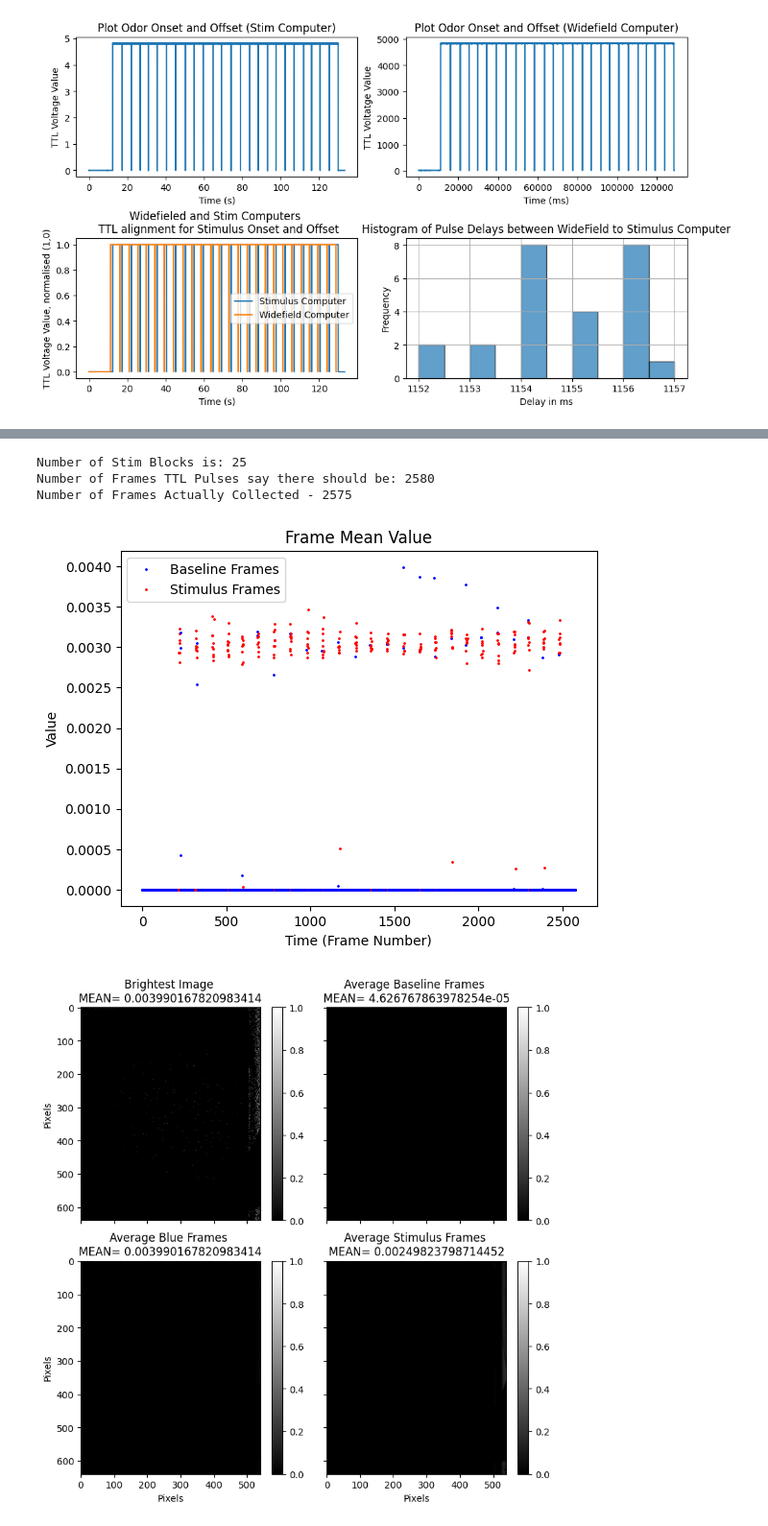
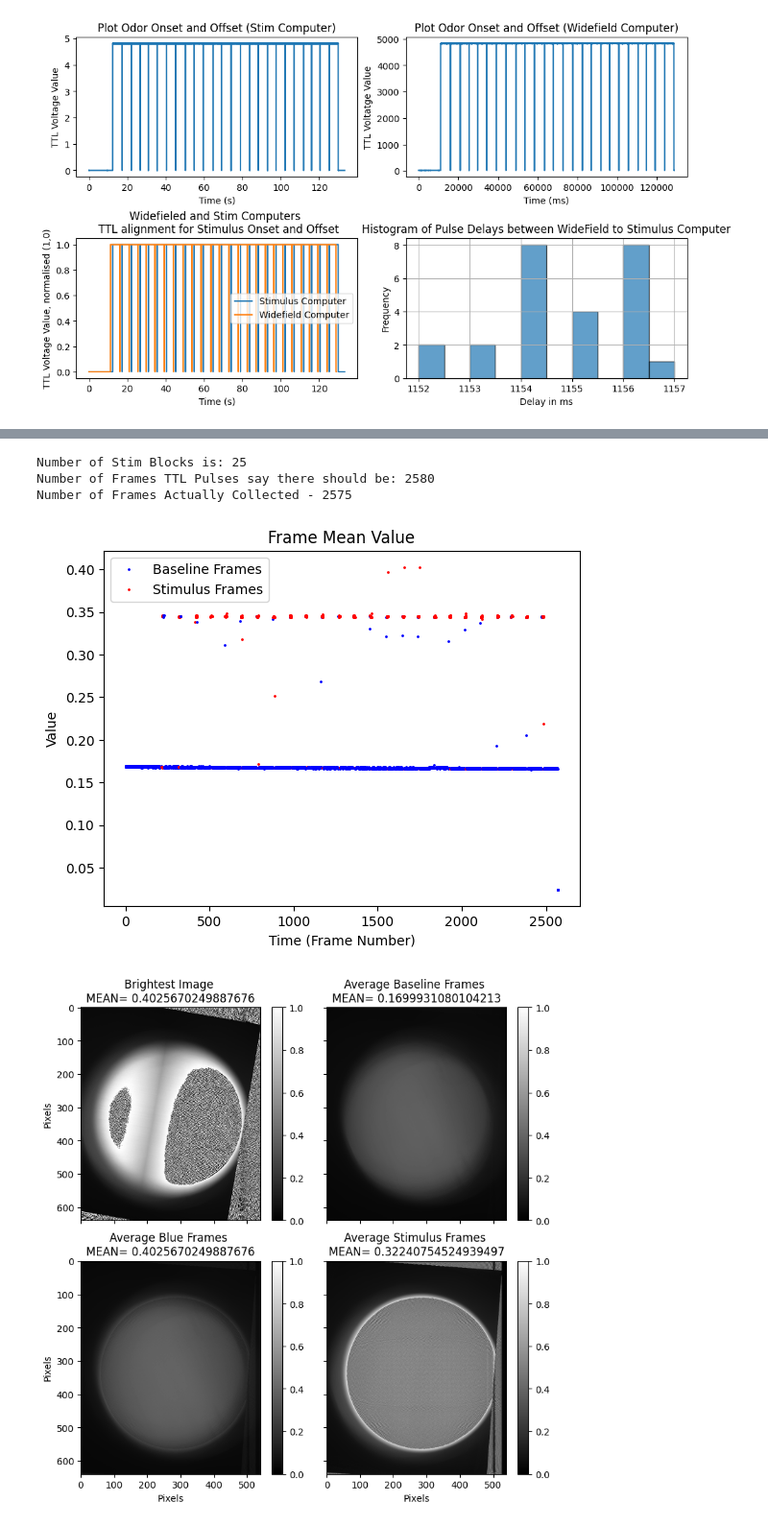
Before and after one commit to BruneBettler/wfield_pipeline, a Jupyter notebook: wfield_jupyter_tester.ipynb, the cells around one changed output, grey strips where cells are left out. Shown at 96% size. Saved outputs shown, nothing was run; the diff lists cells and outputs as text; code cells hidden in the pictures.

```diff
--- a/wfield_jupyter_tester.ipynb
+++ b/wfield_jupyter_tester.ipynb
@@ -496,7 +497,7 @@ print('Number of Frames Actually Collected - ' + str(blue_frames.shape[0]))
 # The OFF by Error needs to be fixed,
 # TODO and NOTE Here we make an assumption that these lost frames that we do not have, were lost
 # at the start of Acquisition. So we will subtract this difference from all our indexes above.
-transformed_matching_indices = np.array(transformed_matching_indices) - ((count_blocks_of_ones(wf_acquisition_signal) - blue_frames.shape[0]))#+2) # Where is this 2 from?
+transformed_matching_indices = np.array(transformed_matching_indices) - ((count_blocks_of_ones(wf_acquisition_signal) - blue_frames.shape[0]))# + 2) # Where is this 2 from?
 
 max_bright_value = np.max(blue_frames,axis=(0,1,2))
 
@@ -505,7 +506,7 @@ normalised_blue_frames = []
 for i, frame in enumerate(tqdm(blue_frames, desc='Normalising')):
     copy_frame = frame[:][:]
     normalised_blue_frames.append((copy_frame-0)/(max_bright_value-0))
-
+normalised_blue_frames = np.array(normalised_blue_frames)
 
 # Now we can seperate out the baseline frames and the signal frames
 stimulus_frames = []
@@ -559,35 +560,35 @@ max_val = max(np.max(normalised_blue_frames), np.max(baseline_frames), np.max(st
 
 # Plot Brightest Image
 bright = axs[0, 0].imshow(normalised_blue_frames[brightest_img], cmap='gray', vmin=min_val, vmax=max_val)
 axs[0, 0].set_title('Brightest Image \nMEAN= ' + str(np.mean(normalised_blue_frames[brightest_img])))
 axs[0, 0].set_ylabel('Pixels')
 fig.colorbar(bright, ax=axs[0,0], orientation='vertical')
 
 # Plot Average Baseline Frames
 avg_base = axs[0, 1].imshow(np.mean(baseline_frames, axis=0), cmap='gray', vmin=min_val, vmax=max_val)
 axs[0, 1].set_title('Average Baseline Frames \nMEAN= ' + str(np.mean(baseline_frames,axis=(0,1,2))))
 fig.colorbar(avg_base, ax=axs[0,1], orientation='vertical')
 
 # Plot Average Blue Frames
 avg_frames = axs[1, 0].imshow(np.mean(normalised_blue_frames, axis=0), cmap='gray', vmin=min_val, vmax=max_val)
 axs[1, 0].set_title('Average Blue Frames \nMEAN= ' + str(np.mean(normalised_blue_frames[brightest_img])))
 axs[1, 0].set_ylabel('Pixels')
 axs[1, 0].set_xlabel('Pixels')
 fig.colorbar(avg_frames, ax=axs[1,0], orientation='vertical')
 
 # Plot Average Stimulus Frames
 avg_stim = axs[1, 1].imshow(np.mean(stimulus_frames, axis=0), cmap='gray', vmin=min_val, vmax=max_val)
 axs[1, 1].set_title('Average Stimulus Frames \nMEAN= ' + str(np.mean(stimulus_frames,axis=(0,1,2))))
 axs[1, 1].set_xlabel('Pixels')
 fig.colorbar(avg_stim, ax=axs[1,1], orientation='vertical')
 plt.tight_layout()
 plt.show()
 # %% [output]
 Number of Stim Blocks is: 25
 Number of Frames TTL Pulses say there should be: 2580
 Number of Frames Actually Collected - 2575
-[figure, old version]
+[figure, new version]
-[figure, old version]
+[figure, new version]
 # %%
 '''
 This block calculated the delta F over F and seperates out baseline and stimulus frames.
```
Also changed, not shown: parts of 5 cells of this notebook.
